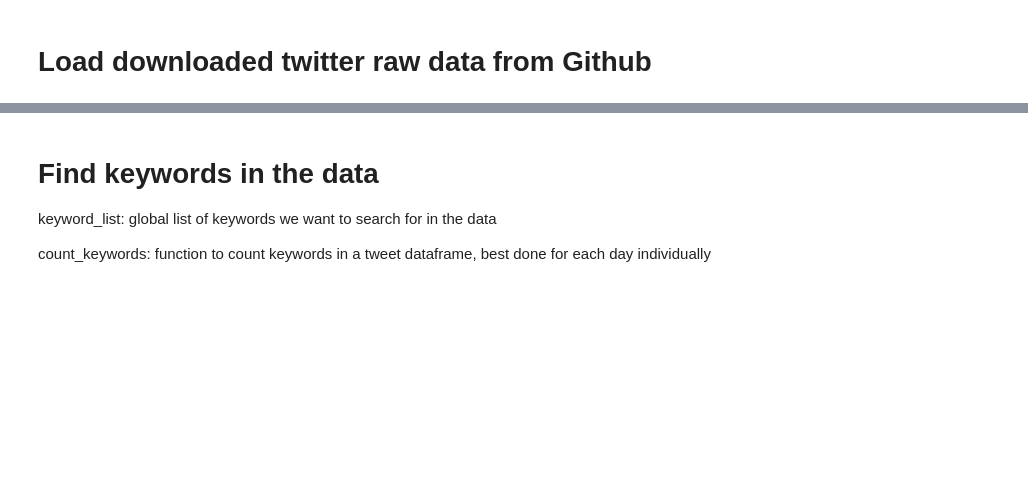
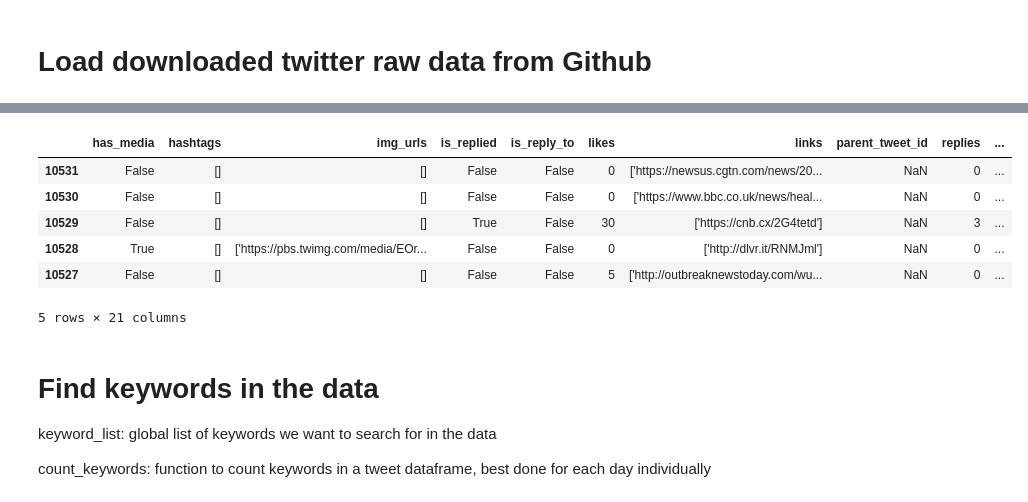
Before and after one commit to rlnrbio/twitter_data_viz, a Jupyter notebook: Test_twitter_data_from_github_repo.ipynb, the cells around one changed output, grey strips where cells are left out. Cells and saved outputs as stored; diff of their text form; code cells hidden in the pictures; blank space fills up the shorter version.

```diff
--- a/Test_twitter_data_from_github_repo.ipynb
+++ b/Test_twitter_data_from_github_repo.ipynb
@@ -361,7 +365,10 @@ for file in files_gen:
     data = pd.read_csv(dpath)
     covid_twitter_data = covid_twitter_data.append(data, ignore_index=True)
 
+covid_twitter_data["timestamp"] = pd.to_datetime(covid_twitter_data["timestamp"])
+covid_twitter_data = covid_twitter_data.sort_values(by = ["timestamp"])
 covid_twitter_data.info()
+covid_twitter_data.head()
 # %% [output]
 covid2019_0120.csv
 covid2019_0121.csv
@@ -384,3 +411,14 @@ KeyboardInterrupt:
+# %%
+#load all twitter data from one file
+covid_twitter_data.read_csv("all_twitter_data.csv")
+# %% [output]
+|  | has_media | hashtags | img_urls | is_replied | is_reply_to | likes | links | parent_tweet_id | replies | ... |
+| 10531 | False | [] | [] | False | False | 0 | ['https://newsus.cgtn.com/news/20... | NaN | 0 | ... |
+| 10530 | False | [] | [] | False | False | 0 | ['https://www.bbc.co.uk/news/heal... | NaN | 0 | ... |
+| 10529 | False | [] | [] | True | False | 30 | ['https://cnb.cx/2G4tetd'] | NaN | 3 | ... |
+| 10528 | True | [] | ['https://pbs.twimg.com/media/EOr... | False | False | 0 | ['http://dlvr.it/RNMJml'] | NaN | 0 | ... |
+| 10527 | False | [] | [] | False | False | 5 | ['http://outbreaknewstoday.com/wu... | NaN | 0 | ... |
+5 rows × 21 columns
 # %% [markdown]
 # Find keywords in the data
 
```
Also changed, not shown: parts of 13 cells of this notebook, 2 other files.
